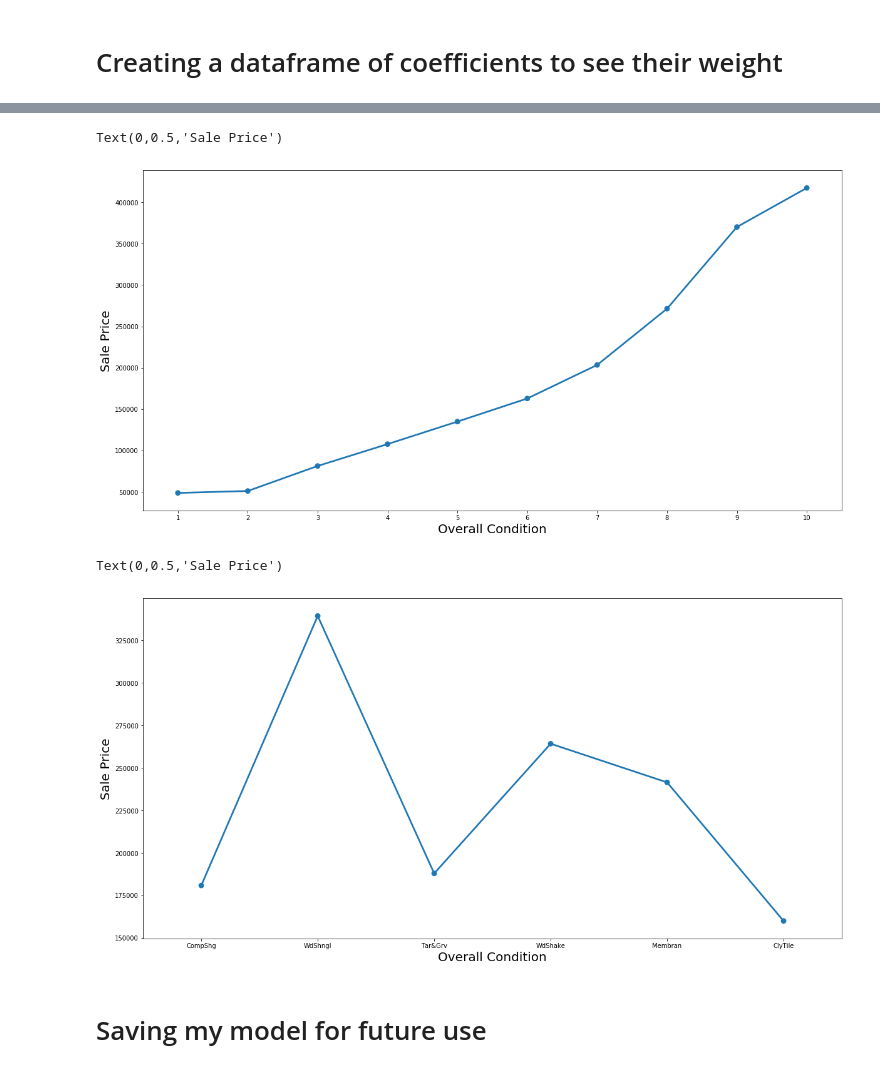
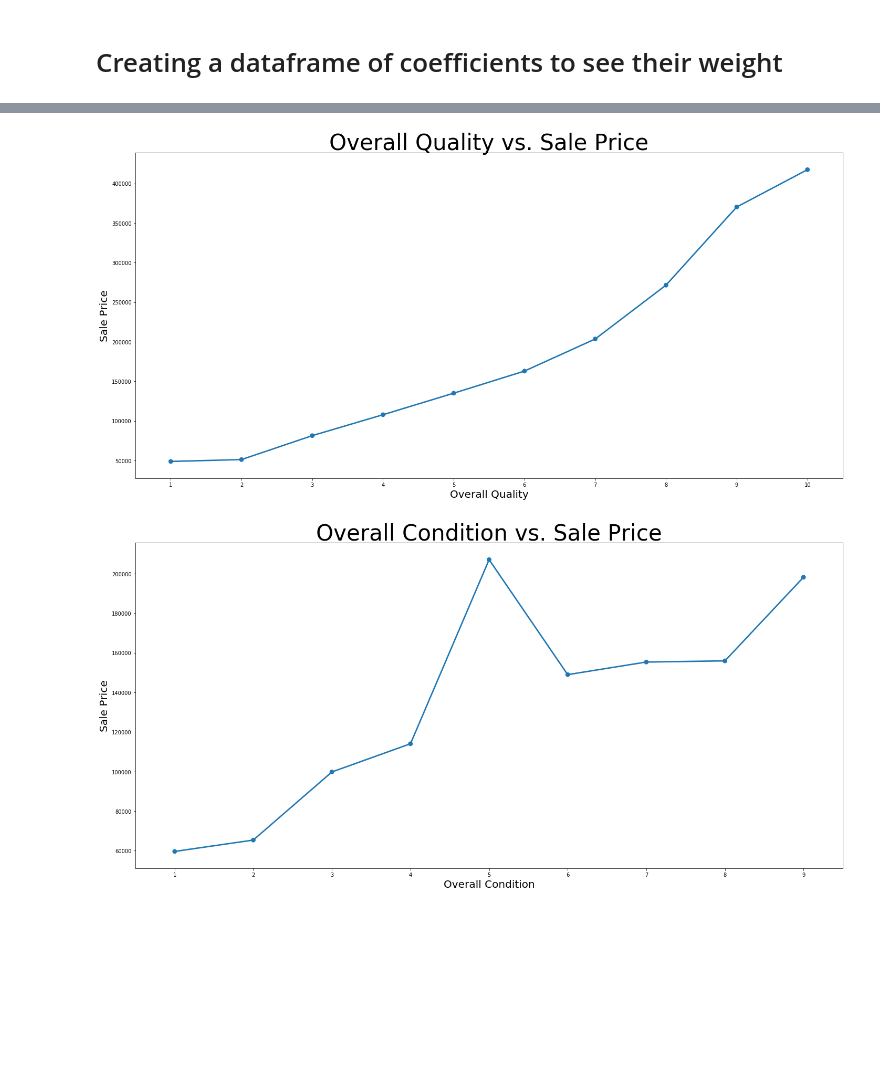
Before and after one commit to celehman44/Ames-Housing-Project, a Jupyter notebook: notebooks/03_Modeling-lasso.ipynb, the cells around one changed output, grey strips where cells are left out. Cells and saved outputs as stored; diff of their text form; code cells hidden in the pictures; blank space fills up the shorter version.

```diff
--- a/notebooks/03_Modeling-lasso.ipynb
+++ b/notebooks/03_Modeling-lasso.ipynb
@@ -19,5 +21,8 @@ X_test_sc = pd.read_csv('../data/X_test_sc.csv')
 y_train = pd.read_csv('../data/y_train.csv')
 y_test = pd.read_csv('../data/y_test.csv')
 df = pd.read_csv('../data/clean_data.csv')
+X = pd.read_csv('../data/X.csv')
+with open('../assets/scaler.pkl', 'rb') as f:
+    ss = pickle.load(f)
 # %% [markdown]
 # Instantiaing  and fitting my model
@@ -145,22 +183,22 @@ Text(0,0.5,'Sale Price')
 # %%
 plt.figure(figsize=(20,10))
-sns.pointplot(x = 'Overall Qual', y = 'SalePrice', data =df,
+sns.pointplot(x = 'Overall Qual', y = 'SalePrice', data = df,
               #order = ['TA', 'Fa', 'Gd', 'Ex'],
               orient = 'v', ci = 0)
-plt.xlabel('Overall Condition',fontsize=20)
+plt.xlabel('Overall Quality',fontsize=20)
 plt.ylabel('Sale Price',fontsize=20)
+plt.title(f'Overall Quality vs. Sale Price', fontsize=42)
+plt.tight_layout()
 # %% [output]
-Text(0,0.5,'Sale Price')
-[figure, old version]
+[figure, new version]
 # %%
 plt.figure(figsize=(20,10))
-sns.pointplot(x = 'Roof Matl', y = 'SalePrice', data =df,
+sns.pointplot(x = 'Overall Cond', y = 'SalePrice', data =df,
               #order = ['TA', 'Fa', 'Gd', 'Ex'],
               orient = 'v', ci = 0)
 plt.xlabel('Overall Condition',fontsize=20)
 plt.ylabel('Sale Price',fontsize=20)
+plt.title(f'Overall Condition vs. Sale Price', fontsize=42)
+plt.tight_layout()
 # %% [output]
-Text(0,0.5,'Sale Price')
-[figure, old version]
+[figure, new version]
-# %% [markdown]
-# Saving my model for future use
```
Also changed, not shown: parts of 26 cells of this notebook, 16 other files.
